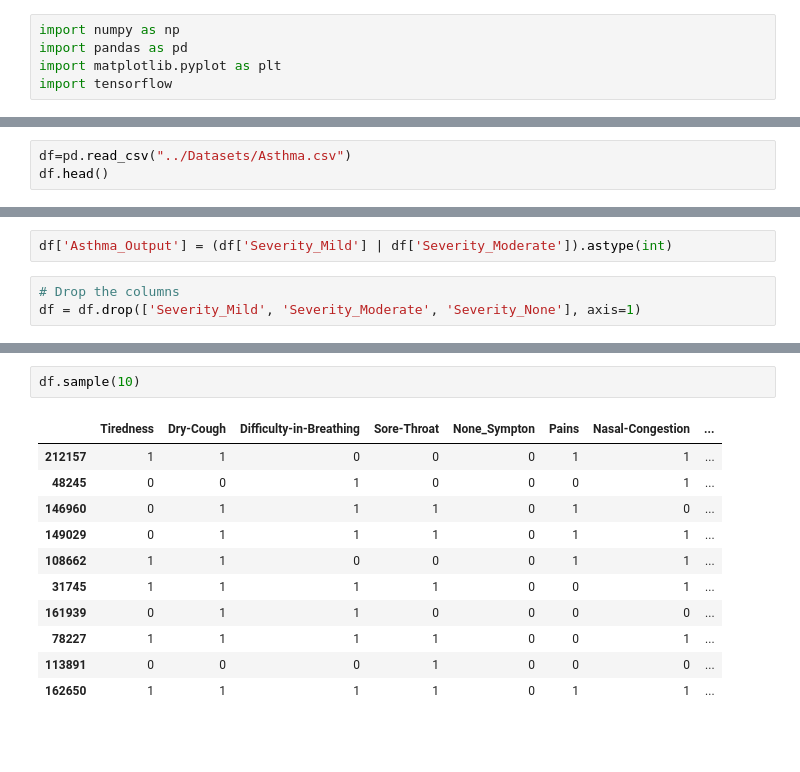
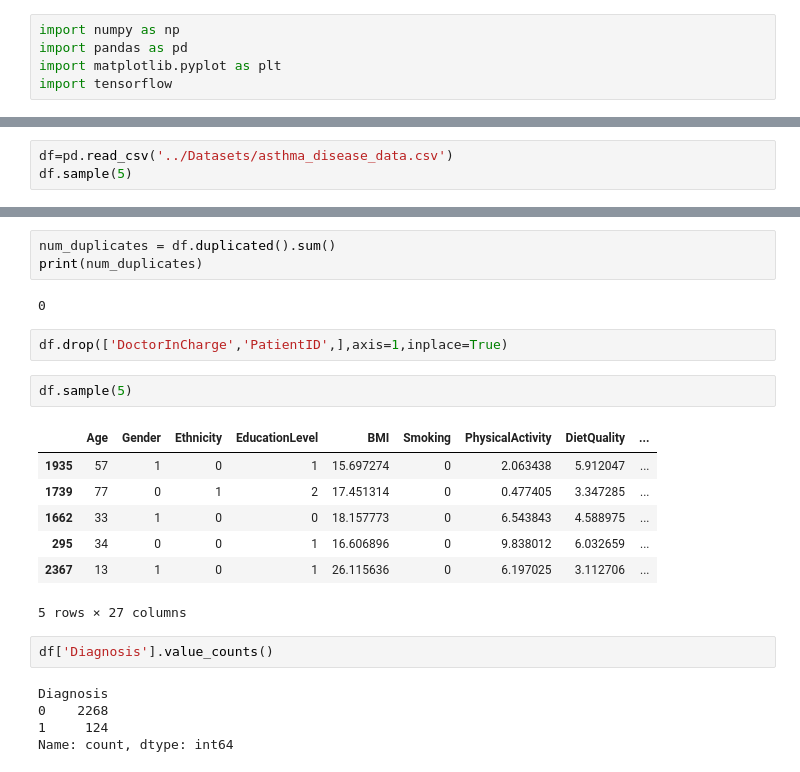
Before and after one commit to Visheshpgowda/disease-prediction-app, a Jupyter notebook: backend/app/models/asthma_model.ipynb, the cells around one changed output, grey strips where cells are left out. Drawn from its saved outputs; the diff is of its cells as text; blank space fills up the shorter version.

```diff
--- a/backend/app/models/asthma_model.ipynb
+++ b/backend/app/models/asthma_model.ipynb
@@ -6,4 +68,4 @@ import tensorflow
 # %%
-df=pd.read_csv("../Datasets/Asthma.csv")
-df.head()
+df=pd.read_csv('../Datasets/asthma_disease_data.csv')
+df.sample(5)
 # %% [output]
@@ -16,5 +78,0 @@ df.head()
-# %%
-df['Asthma_Output'] = (df['Severity_Mild'] | df['Severity_Moderate']).astype(int)
-# %%
-# Drop the columns
-df = df.drop(['Severity_Mild', 'Severity_Moderate', 'Severity_None'], axis=1)
@@ -21,14 +99,24 @@ df = df.drop(['Severity_Mild', 'Severity_Moderate', 'Severity_None'], axis=1)
+# %%
+num_duplicates = df.duplicated().sum()
+print(num_duplicates)
+# %% [output]
+0
+# %%
+df.drop(['DoctorInCharge','PatientID',],axis=1,inplace=True)
 # %%
-df.sample(10)
+df.sample(5)
 # %% [output]
-|  | Tiredness | Dry-Cough | Difficulty-in-Breathing | Sore-Throat | None_Sympton | Pains | Nasal-Congestion | ... |
-| 212157 | 1 | 1 | 0 | 0 | 0 | 1 | 1 | ... |
-| 48245 | 0 | 0 | 1 | 0 | 0 | 0 | 1 | ... |
-| 146960 | 0 | 1 | 1 | 1 | 0 | 1 | 0 | ... |
-| 149029 | 0 | 1 | 1 | 1 | 0 | 1 | 1 | ... |
-| 108662 | 1 | 1 | 0 | 0 | 0 | 1 | 1 | ... |
-| 31745 | 1 | 1 | 1 | 1 | 0 | 0 | 1 | ... |
-| 161939 | 0 | 1 | 1 | 0 | 0 | 0 | 0 | ... |
-| 78227 | 1 | 1 | 1 | 1 | 0 | 0 | 1 | ... |
-| 113891 | 0 | 0 | 0 | 1 | 0 | 0 | 0 | ... |
-| 162650 | 1 | 1 | 1 | 1 | 0 | 1 | 1 | ... |
+|  | Age | Gender | Ethnicity | EducationLevel | BMI | Smoking | PhysicalActivity | DietQuality | ... |
+| 1935 | 57 | 1 | 0 | 1 | 15.697274 | 0 | 2.063438 | 5.912047 | ... |
+| 1739 | 77 | 0 | 1 | 2 | 17.451314 | 0 | 0.477405 | 3.347285 | ... |
+| 1662 | 33 | 1 | 0 | 0 | 18.157773 | 0 | 6.543843 | 4.588975 | ... |
+| 295 | 34 | 0 | 0 | 1 | 16.606896 | 0 | 9.838012 | 6.032659 | ... |
+| 2367 | 13 | 1 | 0 | 1 | 26.115636 | 0 | 6.197025 | 3.112706 | ... |
+5 rows × 27 columns
+# %%
+df['Diagnosis'].value_counts()
+# %% [output]
+Diagnosis
+0    2268
+1     124
+Name: count, dtype: int64
```
Also changed, not shown: parts of 27 cells of this notebook, 2 other files.
